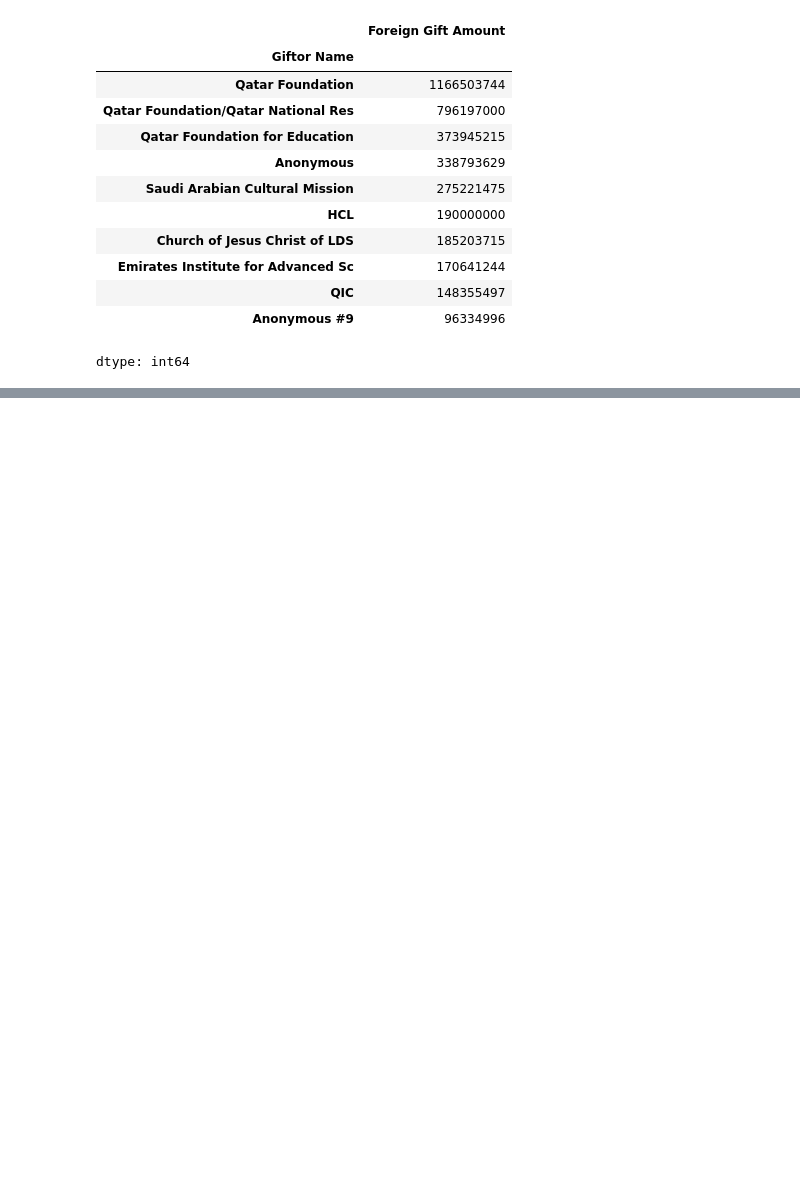
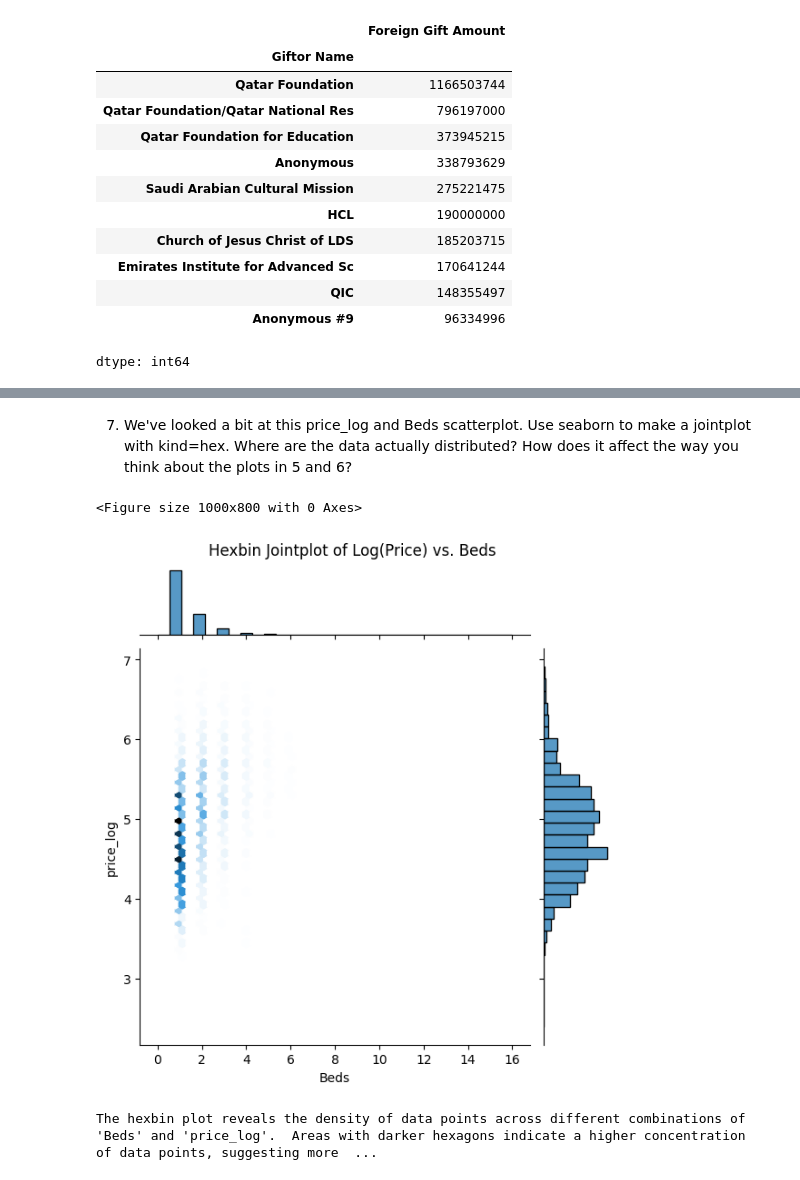
Before and after one commit to deancuva/EDA, a Jupyter notebook: assignment/assignment.ipynb, the cells around one changed output, grey strips where cells are left out. Saved outputs shown, nothing was run; the diff lists cells and outputs as text; code cells hidden in the pictures; blank space fills up the shorter version.

```diff
--- a/assignment/assignment.ipynb
+++ b/assignment/assignment.ipynb
@@ -241,0 +439,13 @@ dtype: int64
+# %% [markdown]
+7. We've looked a bit at this price_log and Beds scatterplot. Use seaborn to make a jointplot with kind=hex. Where are the data actually distributed? How does it affect the way you think about the plots in 5 and 6?
+# %%
+plt.figure(figsize=(10, 8))
+sns.jointplot(x='Beds', y='price_log', data=df_airbnb, kind='hex', marginal_kws=dict(bins=30))
+plt.suptitle('Hexbin Jointplot of Log(Price) vs. Beds', y=1.02)
+plt.show()
+
+print("The hexbin plot reveals the density of data points across different combinations of 'Beds' and 'price_log'.  Areas with darker hexagons indicate a higher concentration of data points, suggesting more frequent occurrences of those particular price-bed combinations. This visualization helps to identify clusters of data and areas where the data are sparse. This may lead us to reconsider the simple scatter plots, and to instead consider those clusters when looking for patterns in price and bed combinations.")
+# %% [output]
+<Figure size 1000x800 with 0 Axes>
+[figure, added]
+The hexbin plot reveals the density of data points across different combinations of 'Beds' and 'price_log'.  Areas with darker hexagons indicate a higher concentration of data points, suggesting more  ...
```
Also changed, not shown: parts of 15 cells of this notebook.
